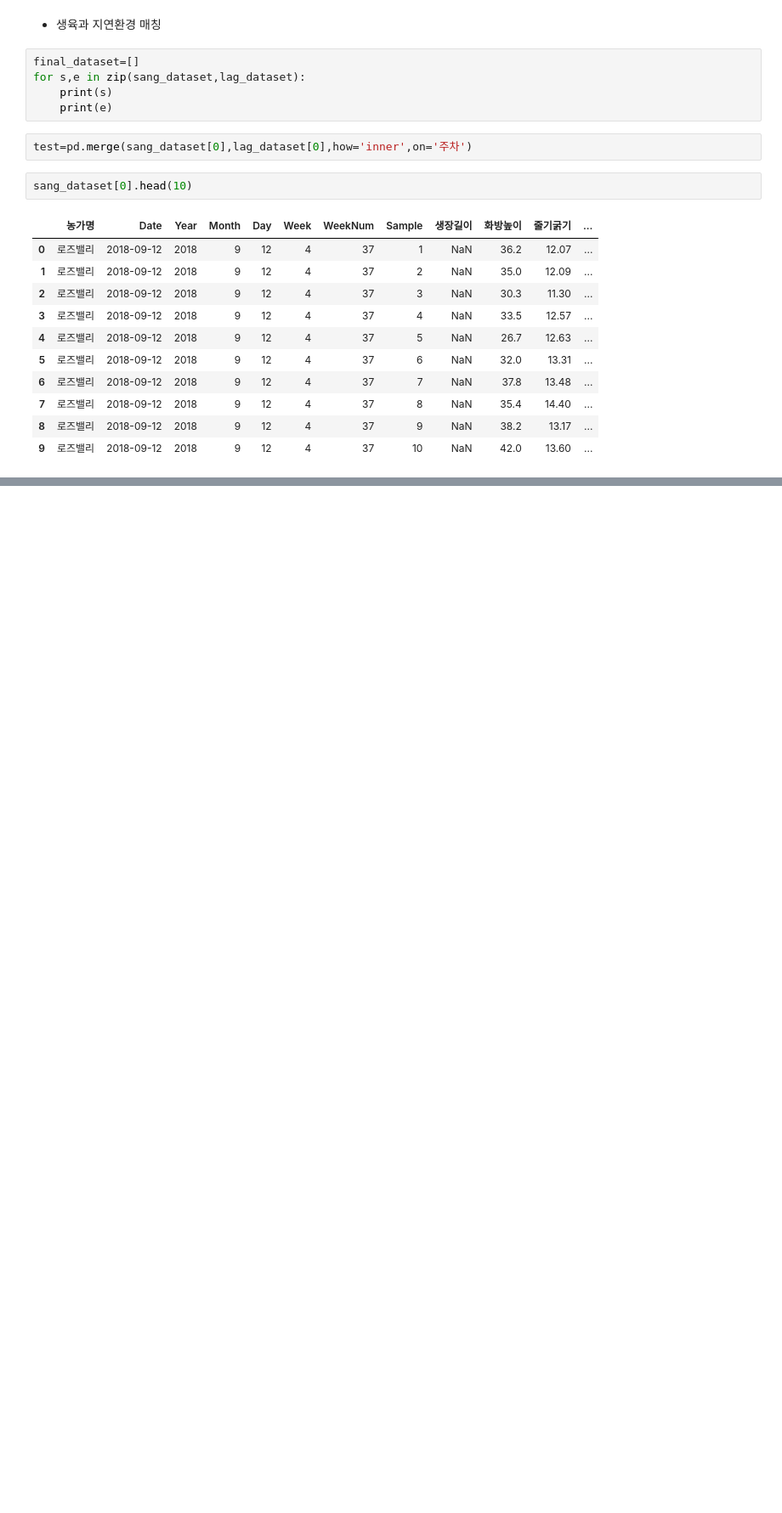
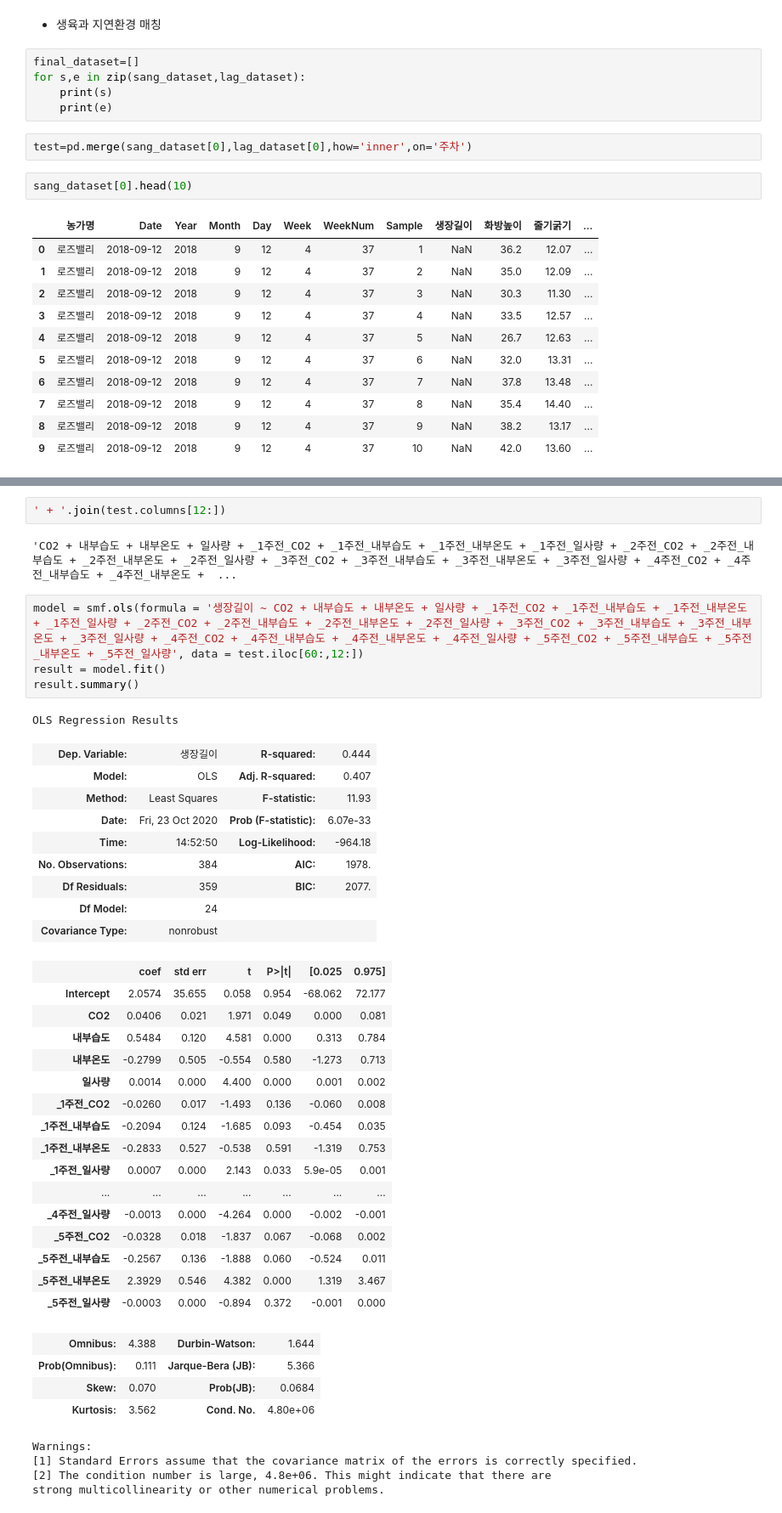
Before and after one commit to meucham11/nong_intern, a Jupyter notebook: 03_지연변수와 회귀.ipynb, the cells around one changed output, grey strips where cells are left out. Shown at 85% size. Drawn from its saved outputs; the diff is of its cells as text; blank space fills up the shorter version.

```diff
--- a/03_지연변수와 회귀.ipynb
+++ b/03_지연변수와 회귀.ipynb
@@ -449,0 +484,43 @@ lag_dataset[0].head(10)
+# %%
+' + '.join(test.columns[12:])
+# %% [output]
+'CO2 + 내부습도 + 내부온도 + 일사량 + _1주전_CO2 + _1주전_내부습도 + _1주전_내부온도 + _1주전_일사량 + _2주전_CO2 + _2주전_내부습도 + _2주전_내부온도 + _2주전_일사량 + _3주전_CO2 + _3주전_내부습도 + _3주전_내부온도 + _3주전_일사량 + _4주전_CO2 + _4주전_내부습도 + _4주전_내부온도 +  ...
+# %%
+model = smf.ols(formula = '생장길이 ~ CO2 + 내부습도 + 내부온도 + 일사량 + _1주전_CO2 + _1주전_내부습도 + _1주전_내부온도 + _1주전_일사량 + _2주전_CO2 + _2주전_내부습도 + _2주전_내부온도 + _2주전_일사량 + _3주전_CO2 + _3주전_내부습도 + _3주전_내부온도 + _3주전_일사량 + _4주전_CO2 + _4주전_내부습도 + _4주전_내부온도 + _4주전_일사량 + _5주전_CO2 + _5주전_내부습도 + _5주전_내부온도 + _5주전_일사량', data = test.iloc[60:,12:])
+result = model.fit()
+result.summary()
+# %% [output]
+OLS Regression Results
+| Dep. Variable: | 생장길이 | R-squared: | 0.444 |
+| Model: | OLS | Adj. R-squared: | 0.407 |
+| Method: | Least Squares | F-statistic: | 11.93 |
+| Date: | Fri, 23 Oct 2020 | Prob (F-statistic): | 6.07e-33 |
+| Time: | 14:52:50 | Log-Likelihood: | -964.18 |
+| No. Observations: | 384 | AIC: | 1978. |
+| Df Residuals: | 359 | BIC: | 2077. |
+| Df Model: | 24 |  |  |
+| Covariance Type: | nonrobust |  |  |
+|  | coef | std err | t | P>|t| | [0.025 | 0.975] |
+| Intercept | 2.0574 | 35.655 | 0.058 | 0.954 | -68.062 | 72.177 |
+| CO2 | 0.0406 | 0.021 | 1.971 | 0.049 | 0.000 | 0.081 |
+| 내부습도 | 0.5484 | 0.120 | 4.581 | 0.000 | 0.313 | 0.784 |
+| 내부온도 | -0.2799 | 0.505 | -0.554 | 0.580 | -1.273 | 0.713 |
+| 일사량 | 0.0014 | 0.000 | 4.400 | 0.000 | 0.001 | 0.002 |
+| _1주전_CO2 | -0.0260 | 0.017 | -1.493 | 0.136 | -0.060 | 0.008 |
+| _1주전_내부습도 | -0.2094 | 0.124 | -1.685 | 0.093 | -0.454 | 0.035 |
+| _1주전_내부온도 | -0.2833 | 0.527 | -0.538 | 0.591 | -1.319 | 0.753 |
+| _1주전_일사량 | 0.0007 | 0.000 | 2.143 | 0.033 | 5.9e-05 | 0.001 |
+| ... | ... | ... | ... | ... | ... | ... |
+| _4주전_일사량 | -0.0013 | 0.000 | -4.264 | 0.000 | -0.002 | -0.001 |
+| _5주전_CO2 | -0.0328 | 0.018 | -1.837 | 0.067 | -0.068 | 0.002 |
+| _5주전_내부습도 | -0.2567 | 0.136 | -1.888 | 0.060 | -0.524 | 0.011 |
+| _5주전_내부온도 | 2.3929 | 0.546 | 4.382 | 0.000 | 1.319 | 3.467 |
+| _5주전_일사량 | -0.0003 | 0.000 | -0.894 | 0.372 | -0.001 | 0.000 |
+| Omnibus: | 4.388 | Durbin-Watson: | 1.644 |
+| Prob(Omnibus): | 0.111 | Jarque-Bera (JB): | 5.366 |
+| Skew: | 0.070 | Prob(JB): | 0.0684 |
+| Kurtosis: | 3.562 | Cond. No. | 4.80e+06 |
+Warnings:
+[1] Standard Errors assume that the covariance matrix of the errors is correctly specified.
+[2] The condition number is large, 4.8e+06. This might indicate that there are
+strong multicollinearity or other numerical problems.
```
Also changed, not shown: parts of 20 cells of this notebook.
